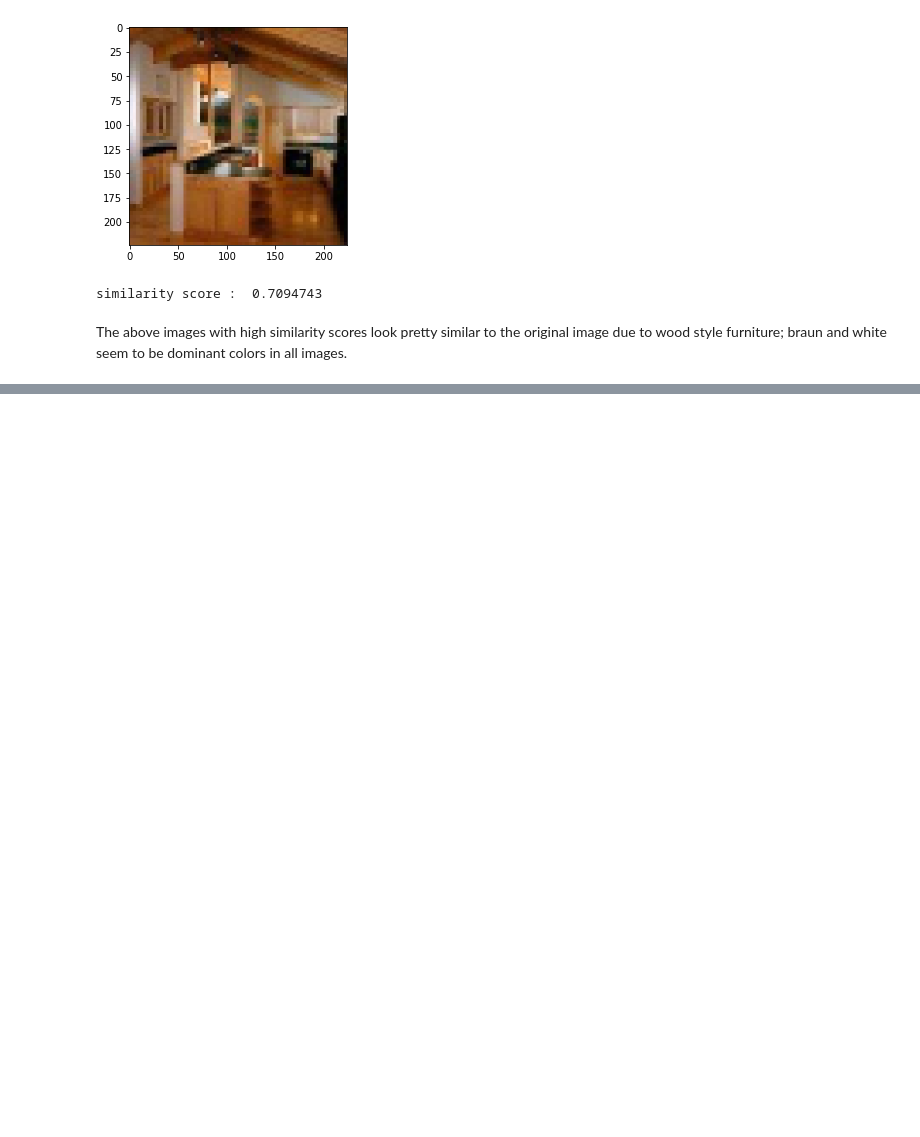
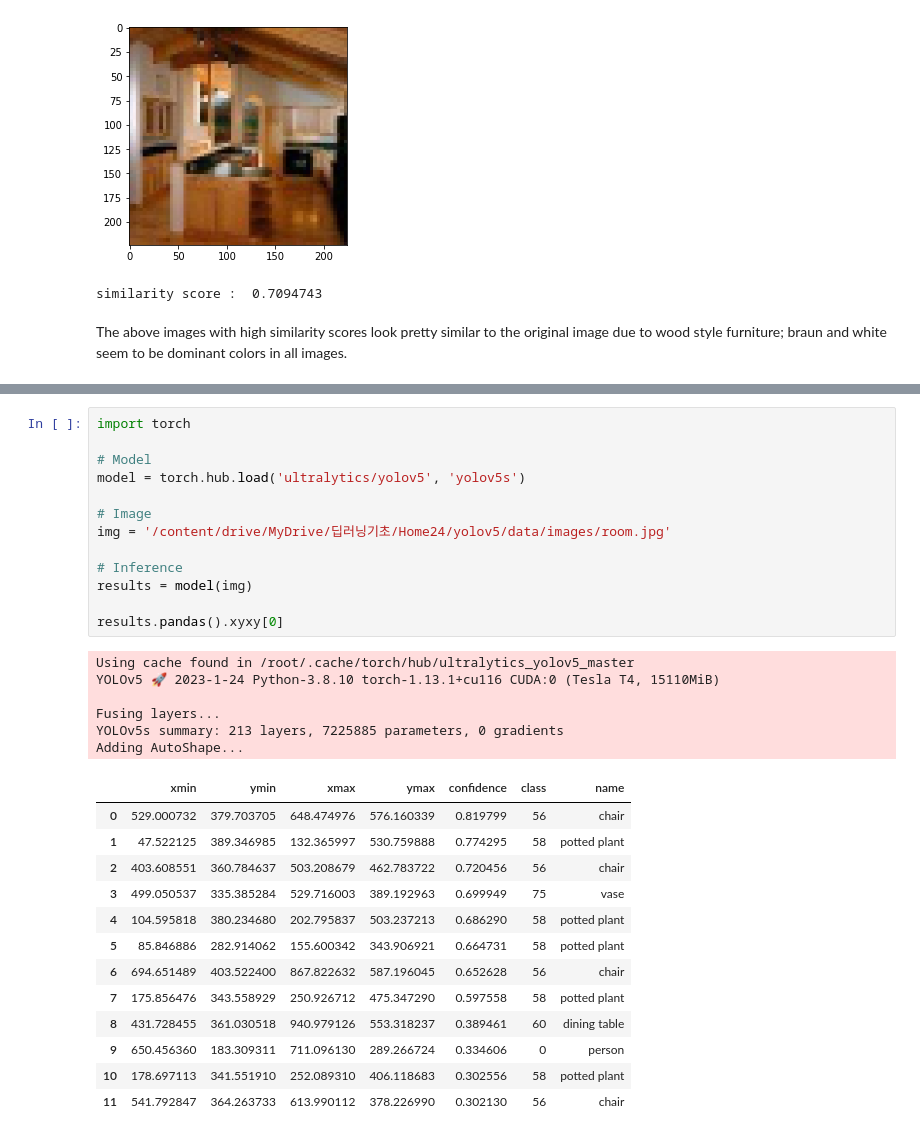
Before and after one commit to risa1796/HOME24, a Jupyter notebook: Interior_Design_Trends_and_Recommendation.ipynb, the cells around one changed output, grey strips where cells are left out. Saved outputs shown, nothing was run; the diff lists cells and outputs as text; blank space fills up the shorter version.

```diff
--- a/Interior_Design_Trends_and_Recommendation.ipynb
+++ b/Interior_Design_Trends_and_Recommendation.ipynb
@@ -737,0 +764,33 @@ The above images with high similarity scores look pretty similar to the original
+# %%
+import torch
+
+# Model
+model = torch.hub.load('ultralytics/yolov5', 'yolov5s')
+
+# Image
+img = '/content/drive/MyDrive/딥러닝기초/Home24/yolov5/data/images/room.jpg'
+
+# Inference
+results = model(img)
+
+results.pandas().xyxy[0]
+# %% [output]
+Using cache found in /root/.cache/torch/hub/ultralytics_yolov5_master
+YOLOv5 🚀 2023-1-24 Python-3.8.10 torch-1.13.1+cu116 CUDA:0 (Tesla T4, 15110MiB)
+
+Fusing layers...
+YOLOv5s summary: 213 layers, 7225885 parameters, 0 gradients
+Adding AutoShape...
+|  | xmin | ymin | xmax | ymax | confidence | class | name |
+| 0 | 529.000732 | 379.703705 | 648.474976 | 576.160339 | 0.819799 | 56 | chair |
+| 1 | 47.522125 | 389.346985 | 132.365997 | 530.759888 | 0.774295 | 58 | potted plant |
+| 2 | 403.608551 | 360.784637 | 503.208679 | 462.783722 | 0.720456 | 56 | chair |
+| 3 | 499.050537 | 335.385284 | 529.716003 | 389.192963 | 0.699949 | 75 | vase |
+| 4 | 104.595818 | 380.234680 | 202.795837 | 503.237213 | 0.686290 | 58 | potted plant |
+| 5 | 85.846886 | 282.914062 | 155.600342 | 343.906921 | 0.664731 | 58 | potted plant |
+| 6 | 694.651489 | 403.522400 | 867.822632 | 587.196045 | 0.652628 | 56 | chair |
+| 7 | 175.856476 | 343.558929 | 250.926712 | 475.347290 | 0.597558 | 58 | potted plant |
+| 8 | 431.728455 | 361.030518 | 940.979126 | 553.318237 | 0.389461 | 60 | dining table |
+| 9 | 650.456360 | 183.309311 | 711.096130 | 289.266724 | 0.334606 | 0 | person |
+| 10 | 178.697113 | 341.551910 | 252.089310 | 406.118683 | 0.302556 | 58 | potted plant |
+| 11 | 541.792847 | 364.263733 | 613.990112 | 378.226990 | 0.302130 | 56 | chair |
```
Also changed, not shown: parts of 30 cells of this notebook.
